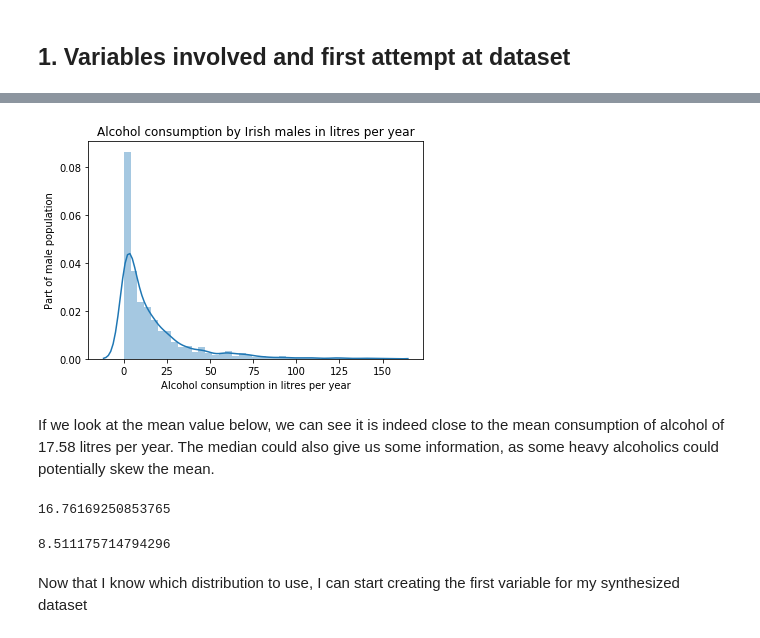
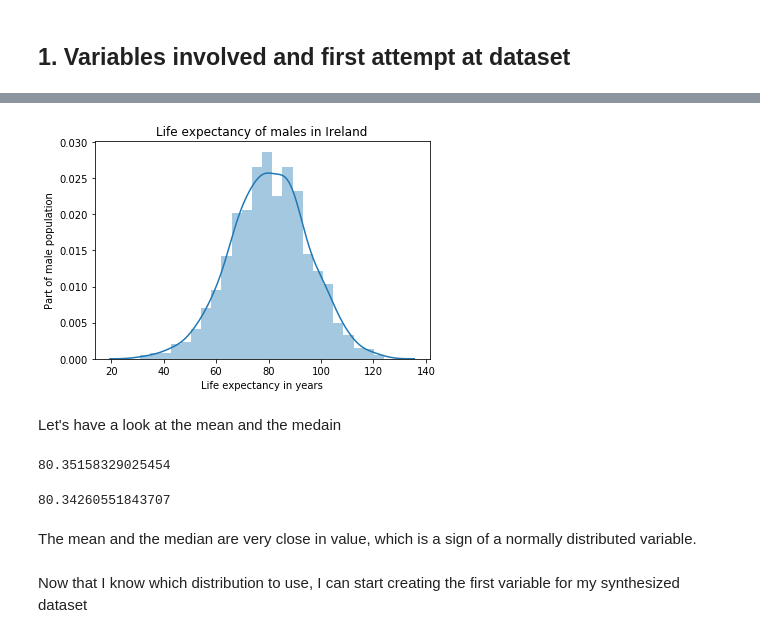
Before and after one commit to Ardvb/ProjectProgrammingforDataAnalysis2019, a Jupyter notebook: Project2019.ipynb, the cells around one changed output, grey strips where cells are left out. Saved outputs shown, nothing was run; the diff lists cells and outputs as text; code cells hidden in the pictures.

```diff
--- a/Project2019.ipynb
+++ b/Project2019.ipynb
@@ -31,0 +28,4 @@ I used 0.6 for scale because it matched the closest the real-life data I found.
+# %%
+meanle = 80.4
+stdle = 15
+le = np.random.normal(80.4, 15, 1000) # Create 1000 values with a mean of 80.4 and a standard deviation of 15
@@ -32,20 +52,21 @@ I used 0.6 for scale because it matched the closest the real-life data I found.
 # %%
-sns.distplot(mac) # distplot is used to take a quick look at the distribution
-plt.xlabel("Alcohol consumption in litres per year")
+sns.distplot(le) # distplot is used to take a quick look at the distribution
+plt.xlabel("Life expectancy in years")
 plt.ylabel("Part of male population")
-plt.title("Alcohol consumption by Irish males in litres per year");
+plt.title("Life expectancy of males in Ireland");
 # %% [output]
-[figure, old version]
+[figure, new version]
-# %% [markdown]
-If we look at the mean value below, we can see it is indeed close to the mean consumption of alcohol of 17.58 litres per year.
-The median could also give us some information, as some heavy alcoholics could potentially skew the mean.
+# %% [markdown]
+Let's have a look at the mean and the medain
 # %%
-np.mean(mac)
+np.mean(le)
 # %% [output]
-16.76169250853765
+80.35158329025454
 # %%
-np.median(mac)
+np.median(le)
 # %% [output]
-8.511175714794296
+80.34260551843707
+# %% [markdown]
+The mean and the median are very close in value, which is a sign of a normally distributed variable.
 # %% [markdown]
 Now that I know which distribution to use, I can start creating the first variable for my synthesized dataset
```
Also changed, not shown: parts of 59 cells of this notebook, 1 other file.
